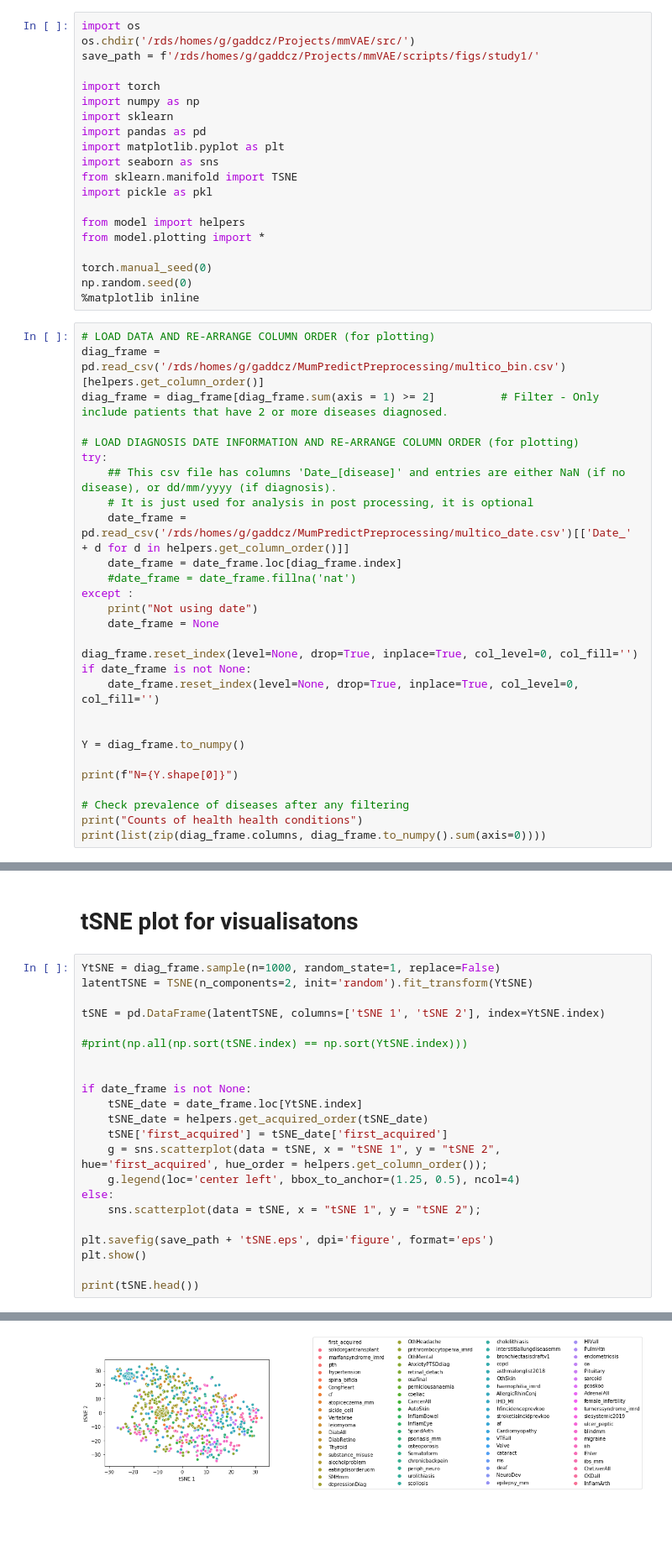
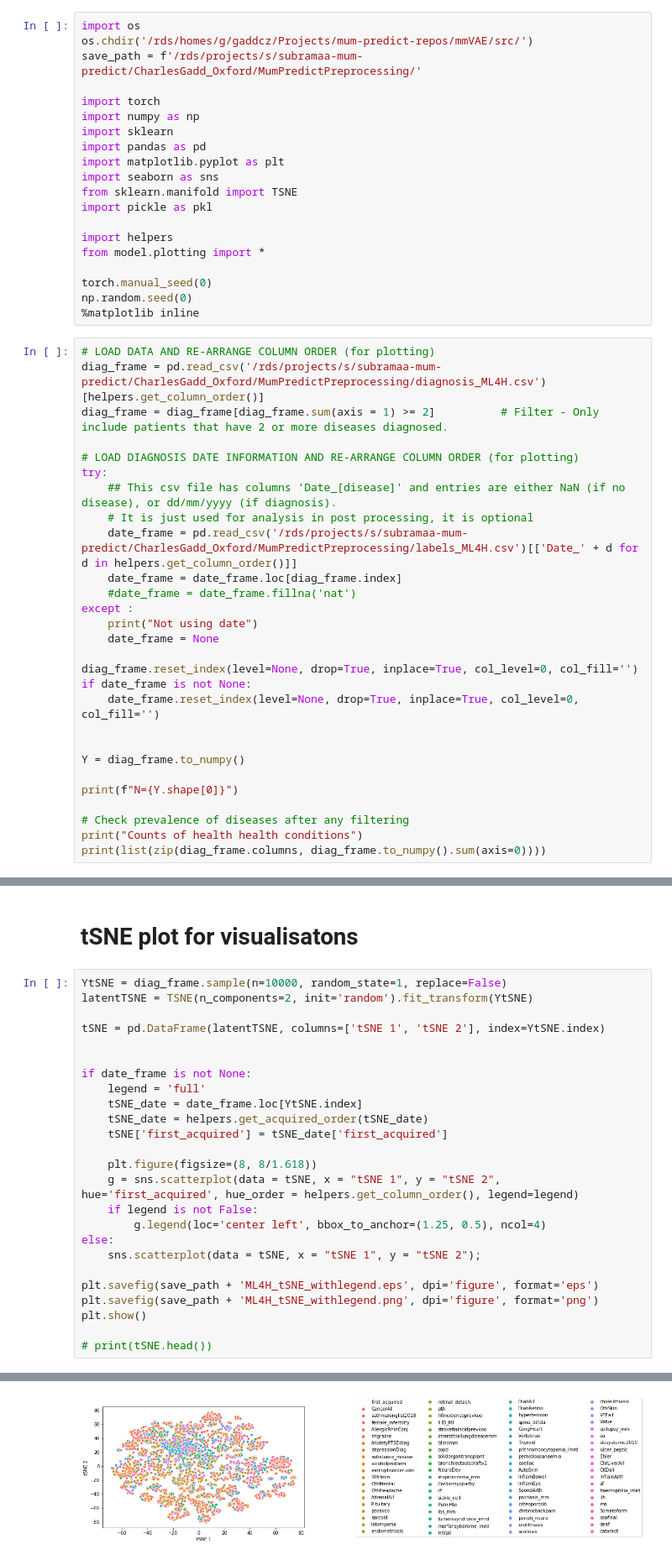
Before and after one commit to cwlgadd/mmVAE, a Jupyter notebook: scripts/ML4H_CPRD/ML4H_characteristics.ipynb, the cells around one changed output, grey strips where cells are left out. Shown at 84% size. Cells and saved outputs as stored; diff of their text form; blank space fills up the shorter version.

Commit message:
excel files + plot changes

```diff
--- a/scripts/ML4H_CPRD/ML4H_characteristics.ipynb
+++ b/scripts/ML4H_CPRD/ML4H_characteristics.ipynb
@@ -1,7 +1,7 @@
 # %%
 import os
-os.chdir('/rds/homes/g/gaddcz/Projects/mmVAE/src/')
-save_path = f'/rds/homes/g/gaddcz/Projects/mmVAE/scripts/figs/study1/'
+os.chdir('/rds/homes/g/gaddcz/Projects/mum-predict-repos/mmVAE/src/')
+save_path = f'/rds/projects/s/subramaa-mum-predict/CharlesGadd_Oxford/MumPredictPreprocessing/'
 
 import torch
 import numpy as np
@@ -12,7 +12,7 @@ import seaborn as sns
 from sklearn.manifold import TSNE
 import pickle as pkl
 
-from model import helpers
+import helpers
 from model.plotting import *
 
 torch.manual_seed(0)
@@ -20,14 +20,14 @@ np.random.seed(0)
 %matplotlib inline
 # %%
 # LOAD DATA AND RE-ARRANGE COLUMN ORDER (for plotting)
-diag_frame = pd.read_csv('/rds/homes/g/gaddcz/MumPredictPreprocessing/multico_bin.csv')[helpers.get_column_order()]
+diag_frame = pd.read_csv('/rds/projects/s/subramaa-mum-predict/CharlesGadd_Oxford/MumPredictPreprocessing/diagnosis_ML4H.csv')[helpers.get_column_order()]
 diag_frame = diag_frame[diag_frame.sum(axis = 1) >= 2]          # Filter - Only include patients that have 2 or more diseases diagnosed.
 
 # LOAD DIAGNOSIS DATE INFORMATION AND RE-ARRANGE COLUMN ORDER (for plotting)
 try:
     ## This csv file has columns 'Date_[disease]' and entries are either NaN (if no disease), or dd/mm/yyyy (if diagnosis).
     # It is just used for analysis in post processing, it is optional
-    date_frame = pd.read_csv('/rds/homes/g/gaddcz/MumPredictPreprocessing/multico_date.csv')[['Date_' + d for d in helpers.get_column_order()]]
+    date_frame = pd.read_csv('/rds/projects/s/subramaa-mum-predict/CharlesGadd_Oxford/MumPredictPreprocessing/labels_ML4H.csv')[['Date_' + d for d in helpers.get_column_order()]]
     date_frame = date_frame.loc[diag_frame.index]
     #date_frame = date_frame.fillna('nat')
 except :
@@ -118,28 +118,31 @@ Most prevalent combinations:
 # %% [markdown]
 # tSNE plot for visualisatons
 # %%
-YtSNE = diag_frame.sample(n=1000, random_state=1, replace=False)
+YtSNE = diag_frame.sample(n=10000, random_state=1, replace=False)
 latentTSNE = TSNE(n_components=2, init='random').fit_transform(YtSNE)
 
 tSNE = pd.DataFrame(latentTSNE, columns=['tSNE 1', 'tSNE 2'], index=YtSNE.index)
 
-#print(np.all(np.sort(tSNE.index) == np.sort(YtSNE.index)))
-
 
 if date_frame is not None:
+    legend = 'full'
     tSNE_date = date_frame.loc[YtSNE.index]
     tSNE_date = helpers.get_acquired_order(tSNE_date)
     tSNE['first_acquired'] = tSNE_date['first_acquired']
-    g = sns.scatterplot(data = tSNE, x = "tSNE 1", y = "tSNE 2", hue='first_acquired', hue_order = helpers.get_column_order());
-    g.legend(loc='center left', bbox_to_anchor=(1.25, 0.5), ncol=4)
+
+    plt.figure(figsize=(8, 8/1.618))
+    g = sns.scatterplot(data = tSNE, x = "tSNE 1", y = "tSNE 2", hue='first_acquired', hue_order = helpers.get_column_order(), legend=legend)
+    if legend is not False:
+        g.legend(loc='center left', bbox_to_anchor=(1.25, 0.5), ncol=4)
 else:
     sns.scatterplot(data = tSNE, x = "tSNE 1", y = "tSNE 2");
 
-plt.savefig(save_path + 'tSNE.eps', dpi='figure', format='eps')
+plt.savefig(save_path + 'ML4H_tSNE_withlegend.eps', dpi='figure', format='eps')
+plt.savefig(save_path + 'ML4H_tSNE_withlegend.png', dpi='figure', format='png')
 plt.show()
 
-print(tSNE.head())
+# print(tSNE.head())
 # %% [output]
 The PostScript backend does not support transparency; partially transparent artists will be rendered opaque.
 The PostScript backend does not support transparency; partially transparent artists will be rendered opaque.
-[figure, old version]
+[figure, new version]
```
Also changed, not shown: parts of 1 cell of this notebook, 7 other files.
